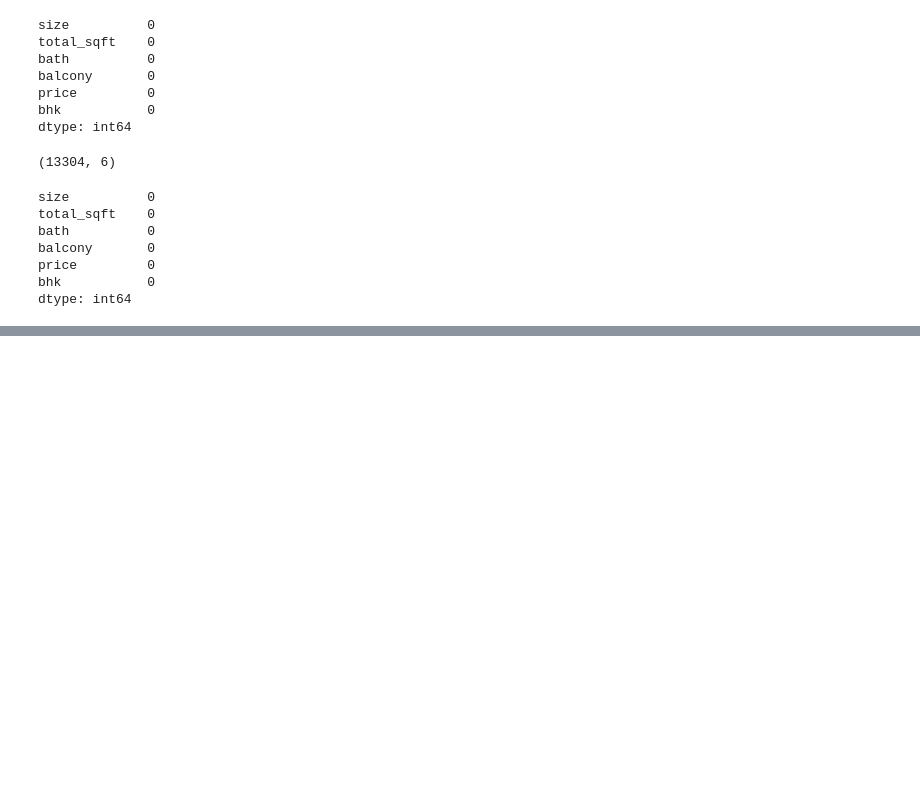
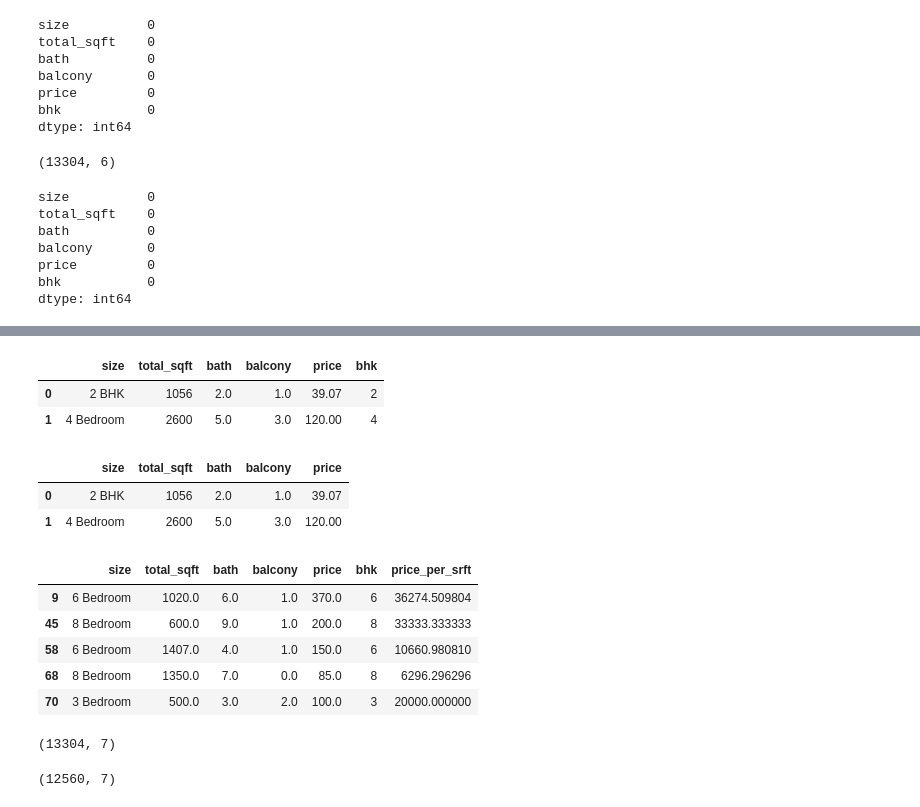
Before and after one commit to pandeydevendra/python_dev, a Jupyter notebook: ds_ml/ds/banglore_home_price_api/data_science_project_001 .ipynb, the cells around one changed output, grey strips where cells are left out. Saved outputs shown, nothing was run; the diff lists cells and outputs as text; code cells hidden in the pictures; blank space fills up the shorter version.

```diff
--- a/ds_ml/ds/banglore_home_price_api/data_science_project_001 .ipynb
+++ b/ds_ml/ds/banglore_home_price_api/data_science_project_001 .ipynb
@@ -440,0 +458,25 @@ AttributeError: 'float' object has no attribute 'split'
+# %%
+df1.head(2)
+# %% [output]
+|  | size | total_sqft | bath | balcony | price | bhk |
+| 0 | 2 BHK | 1056 | 2.0 | 1.0 | 39.07 | 2 |
+| 1 | 4 Bedroom | 2600 | 5.0 | 3.0 | 120.00 | 4 |
+# %%
+df3.head(2)
+# %% [output]
+|  | size | total_sqft | bath | balcony | price |
+| 0 | 2 BHK | 1056 | 2.0 | 1.0 | 39.07 |
+| 1 | 4 Bedroom | 2600 | 5.0 | 3.0 | 120.00 |
+# %%
+df5[df5.total_sqft/df5.bhk < 300].head()
+# %% [output]
+|  | size | total_sqft | bath | balcony | price | bhk | price_per_srft |
+| 9 | 6 Bedroom | 1020.0 | 6.0 | 1.0 | 370.0 | 6 | 36274.509804 |
+| 45 | 8 Bedroom | 600.0 | 9.0 | 1.0 | 200.0 | 8 | 33333.333333 |
+| 58 | 6 Bedroom | 1407.0 | 4.0 | 1.0 | 150.0 | 6 | 10660.980810 |
+| 68 | 8 Bedroom | 1350.0 | 7.0 | 0.0 | 85.0 | 8 | 6296.296296 |
+| 70 | 3 Bedroom | 500.0 | 3.0 | 2.0 | 100.0 | 3 | 20000.000000 |
+# %%
+df5.shape
+# %% [output]
+(13304, 7)
@@ -440,0 +485,4 @@ AttributeError: 'float' object has no attribute 'split'
+# %%
+df6.shape
+# %% [output]
+(12560, 7)
```
Also changed, not shown: parts of 24 cells of this notebook, 2 other files.
